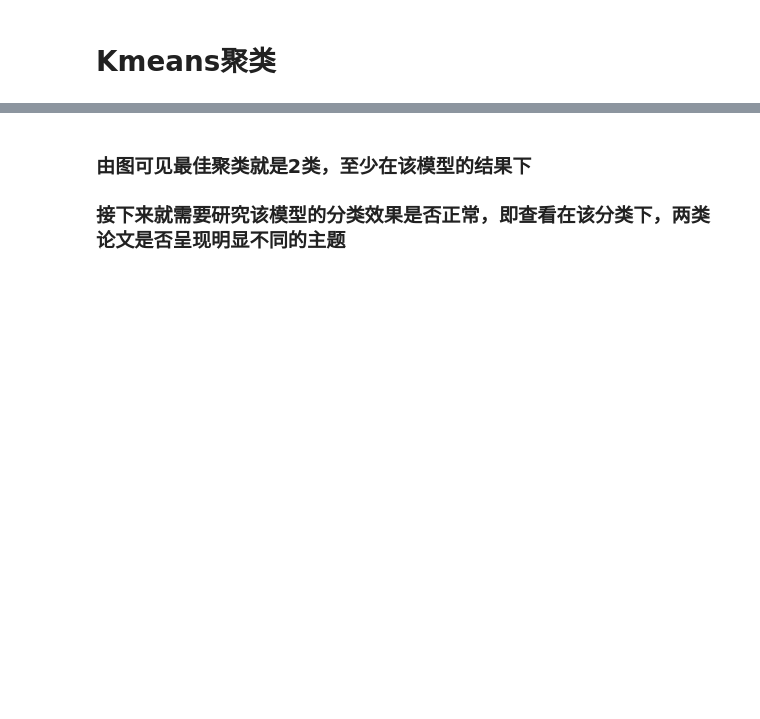
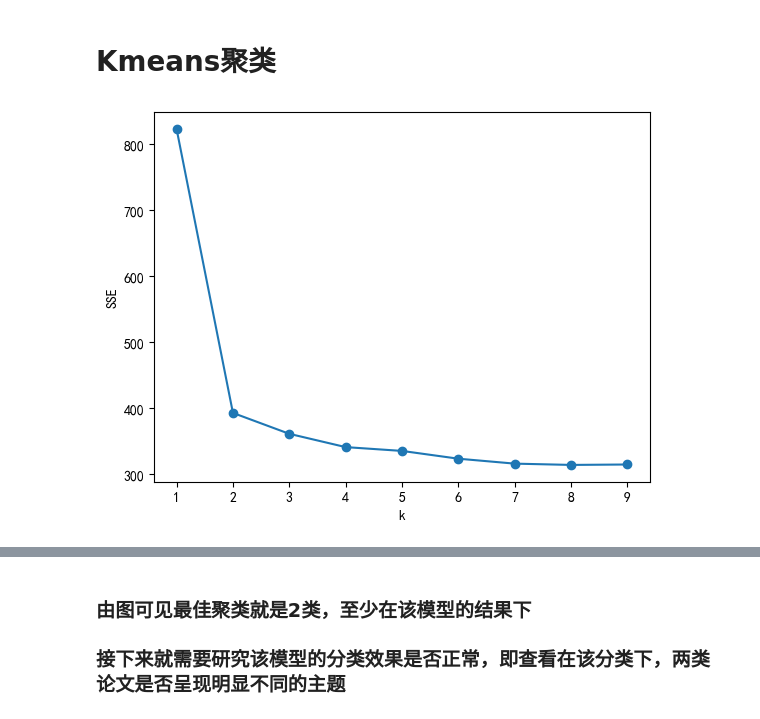
Before and after one commit to HuanhangJi/bert, a Jupyter notebook: 中英文文本聚类.ipynb, the cells around one changed output, grey strips where cells are left out. Drawn from its saved outputs; the diff is of its cells as text; code cells hidden in the pictures; blank space fills up the shorter version.

```diff
--- a/中英文文本聚类.ipynb
+++ b/中英文文本聚类.ipynb
@@ -20,10 +18,10 @@ KeyboardInterrupt:
 import os
 import torch
 # %%
-# path2="D:\\code\\git-repository\\bert\\学者收集合并"
-# files = os.listdir(path2)
+path="D:\\code\\git-repository\\bert\\学者收集合并"
+files = os.listdir(path2)
 #mac
-path = "./学者收集合并"
-files = os.listdir(path)
+# path = "./学者收集合并"
+# files = os.listdir(path)
 # %%
 files
@@ -161,17 +175,19 @@ plt.show()
 # Kmeans聚类
 # %%
 from sklearn.cluster import KMeans
-n = 50
+n = 10
 SSE = []  # 存放每次结果的误差平方和
 for k in range(1,n):
     estimator = KMeans(n_clusters=k)  # 构造聚类器
     estimator.fit(embeddings_array)
     SSE.append(estimator.inertia_)
 X = range(1,n)
 plt.xlabel('k')
 plt.ylabel('SSE')
 plt.plot(X,SSE,'o-')
 plt.show()
+# %% [output]
+[figure, added]
 # %%
 from sklearn.metrics import silhouette_score
 Scores = []  # 存放轮廓系数
```
Also changed, not shown: parts of 6 cells of this notebook, 6 other files.
